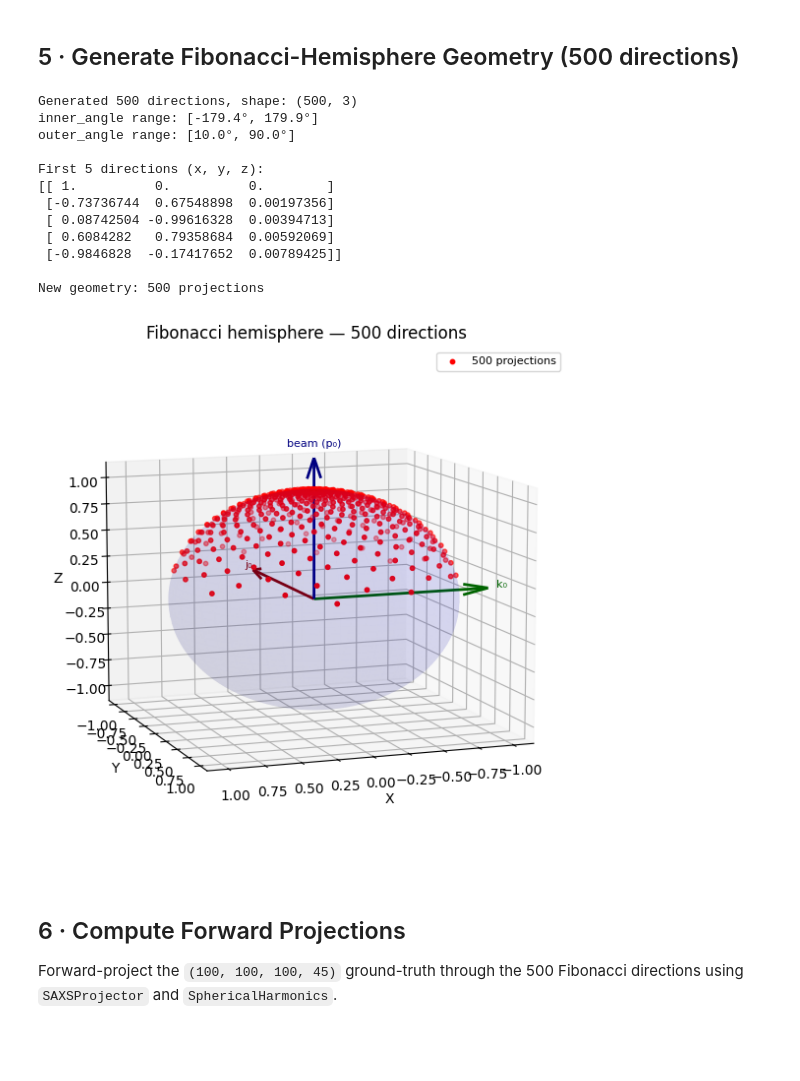
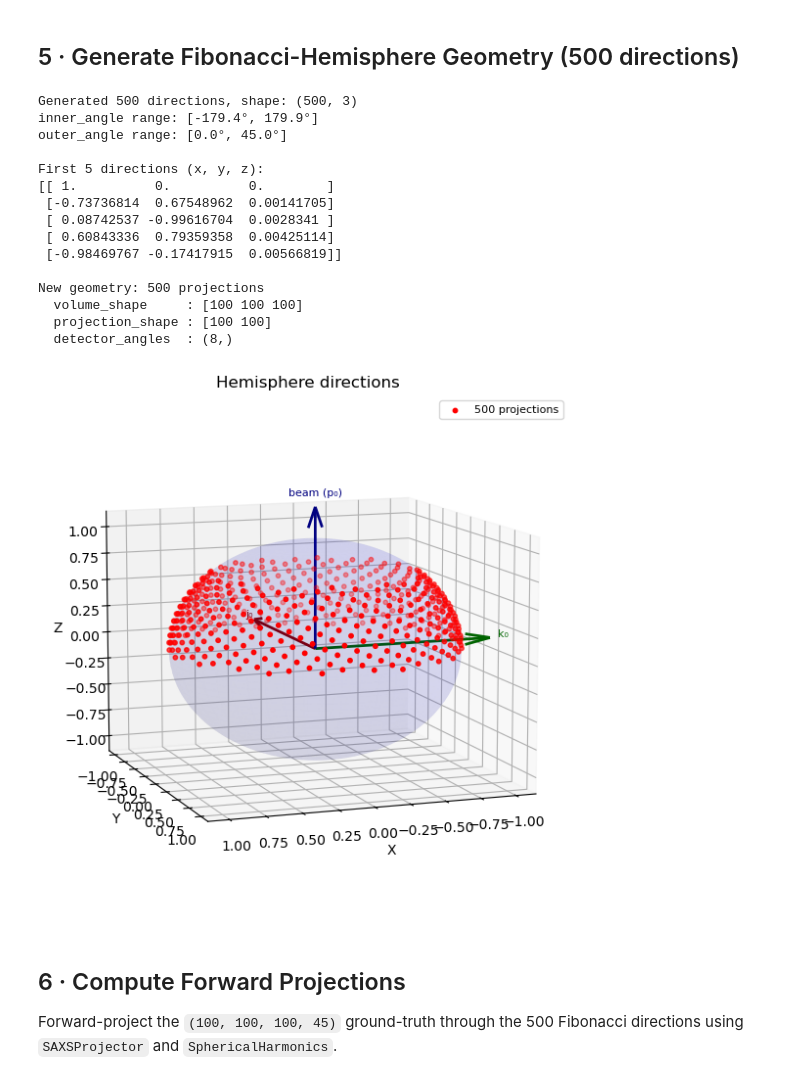
Before and after one commit to lfbarba/smartt, a Jupyter notebook: notebooks/SyntheticDataContainers.ipynb, the cells around one changed output. Cells and saved outputs as stored; diff of their text form; code cells hidden in the pictures; blank space fills up the shorter version.

```diff
--- a/notebooks/SyntheticDataContainers.ipynb
+++ b/notebooks/SyntheticDataContainers.ipynb
@@ -78,6 +86,7 @@ COMPOSITE_PATH = os.path.join(os.path.dirname(os.path.dirname(DATA_PATH)),
 COMPOSITE_PATH = '/myhome/smartt/data/composite.npy'
 
 volume = np.load(COMPOSITE_PATH)
+volume = np.permute_dims(volume, (1, 2, 0))  # from (Z, Y, X) to (X, Y, Z)
 print(f"Composite volume shape : {volume.shape}")   # expected (100, 100, 100)
 print(f"Value range before normalisation: [{volume.min():.4f}, {volume.max():.4f}]")
 
@@ -200,7 +239,7 @@ anisotropy.flatten().shape
 X, Y, Z = results['x'].shape[:3]
 
 VOXEL_INDICES = [
-    (36, 5, 54),
+    (57, 45, 27),
     (36, 4, 49),
     (56, 32, 0),
     (50, 0, 50),
@@ -211,8 +250,6 @@ VOXEL_INDICES = [
 print(f"k = {len(VOXEL_INDICES)} seed voxels → {len(VOXEL_INDICES)} bins")
 print(f"{'Rank':<6} {'(i, j, k)':<20} {'Anisotropy':>14}")
 print("-" * 42)
-for rank, (i, j, k) in enumerate(VOXEL_INDICES):
-    print(f"{rank:<6} ({i:3d},{j:3d},{k:3d})   {anisotropy[i, j, k]:>14.6f}")
 
 ground_truth, sh_coeffs, bin_indices = build_ground_truth(
     volume_norm=volume_norm,
@@ -303,41 +335,54 @@ Value range        : [-2198.1406, 3451.4535]
 N_FIBONACCI = 500
 
 # Generate 500 evenly distributed directions on the upper hemisphere
 directions = fibonacci_hemisphere(N_FIBONACCI, upper=True, missing_wedge_angle=45)
 print(f"Generated {len(directions)} directions, shape: {directions.shape}")
 
 # Convert to spherical coordinates for inspection
 inner_angles, outer_angles = cartesian_to_spherical(directions)
 print(f"inner_angle range: [{np.degrees(inner_angles.min()):.1f}°, {np.degrees(inner_angles.max()):.1f}°]")
 print(f"outer_angle range: [{np.degrees(outer_angles.min()):.1f}°, {np.degrees(outer_angles.max()):.1f}°]")
 print(f"\nFirst 5 directions (x, y, z):")
 print(directions[:5])
 
-# Create the geometry from these directions, borrowing metadata from dc
+
+
+# Create the geometry from these directions, borrowing detector metadata from dc.geometry
+# but using the composite volume's own shape (100×100×100).
+# Passing reference_geometry=dc.geometry ensures detector_angles, two_theta and the
+# system vectors are copied over, which is required for probed_coordinates to work.
 new_geometry = create_geometry_from_directions(
     directions=directions,
     reference_geometry=dc.geometry,
+    volume_shape=ground_truth.shape[:3],    # (100, 100, 100) — composite volume
+    projection_shape=ground_truth.shape[1:3],  # (100, 100)
 )
 print(f"\nNew geometry: {len(new_geometry.inner_angles)} projections")
+print(f"  volume_shape     : {new_geometry.volume_shape}")
+print(f"  projection_shape : {new_geometry.projection_shape}")
+print(f"  detector_angles  : {new_geometry.detector_angles.shape}")
 
 # Visualise
 fig, ax = plot_projection_directions(new_geometry)
-ax.set_title(f'Fibonacci hemisphere — {N_FIBONACCI} directions')
+ax.set_title(f'Hemisphere directions')
 plt.show()
 # %% [output]
 Generated 500 directions, shape: (500, 3)
 inner_angle range: [-179.4°, 179.9°]
-outer_angle range: [10.0°, 90.0°]
+outer_angle range: [0.0°, 45.0°]
 
 First 5 directions (x, y, z):
 [[ 1.          0.          0.        ]
- [-0.73736744  0.67548898  0.00197356]
- [ 0.08742504 -0.99616328  0.00394713]
- [ 0.6084282   0.79358684  0.00592069]
- [-0.9846828  -0.17417652  0.00789425]]
+ [-0.73736814  0.67548962  0.00141705]
+ [ 0.08742537 -0.99616704  0.0028341 ]
+ [ 0.60843336  0.79359358  0.00425114]
+ [-0.98469767 -0.17417915  0.00566819]]
 
 New geometry: 500 projections
+  volume_shape     : [100 100 100]
+  projection_shape : [100 100]
+  detector_angles  : (8,)
-[figure, old version]
+[figure, new version]
 # %% [markdown]
 ## 6 · Compute Forward Projections
 
```
Also changed, not shown: parts of 20 cells of this notebook, 20 other files.
